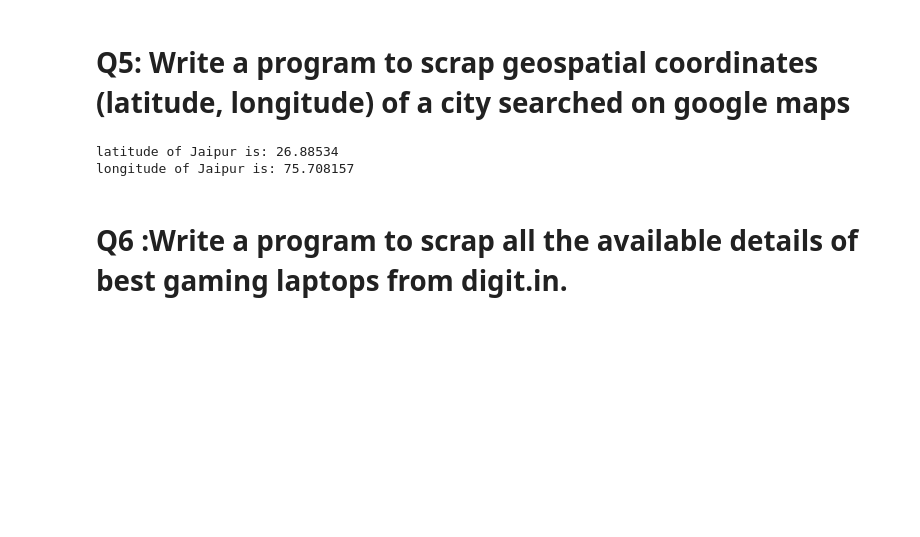
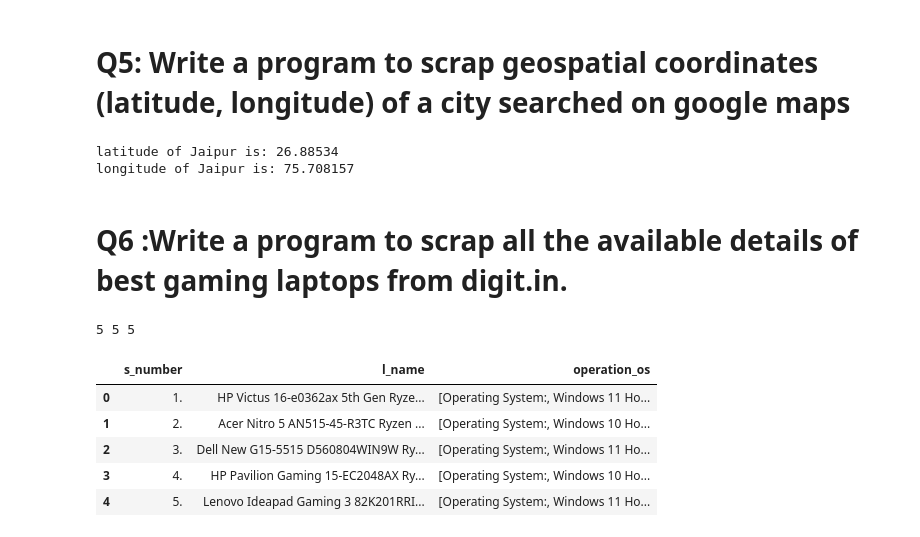
Before and after one commit to Puru2016/internship, a Jupyter notebook: WebScrapping-3/WebScraping3-tasks.ipynb, the cells around one changed output. Drawn from its saved outputs; the diff is of its cells as text; code cells hidden in the pictures; blank space fills up the shorter version.

```diff
--- a/WebScrapping-3/WebScraping3-tasks.ipynb
+++ b/WebScrapping-3/WebScraping3-tasks.ipynb
@@ -444,0 +449,50 @@ clickitems.click()
+# %%
+s_number =[]
+l_name =[]
+operation_os =[]
+
+serial = driver.find_elements(By.XPATH,'//li[@class="numbering"]')
+
+for i in serial:
+    serialvlaue = i.text
+    s_number.append(serialvlaue)
+
+s_number
+
+
+name = driver.find_elements(By.XPATH,'//h3[@class="font130 mt0 mb10 mobilesblockdisplay "]')
+
+for i in name:
+    namevlaue = i.text
+    l_name.append(namevlaue)
+
+os_system = driver.find_elements(By.XPATH,'//div[@class="woo_code_zone_loop clearbox"]')
+
+for i in os_system:
+    osvalue = i.text
+    #osvlaue = osvalue.splitlines()
+    operation_os.append(osvalue.splitlines())
+
+#l_name
+#s_number
+#operation_os
+# %%
+print(len(s_number),len(l_name),len(operation_os))
+# %% [output]
+5 5 5
+# %%
+df = pd.DataFrame(
+    {
+        's_number':s_number,
+        'l_name':l_name,
+        'operation_os':operation_os
+    }
+)
+df
+# %% [output]
+|  | s_number | l_name | operation_os |
+| 0 | 1. | HP Victus 16-e0362ax 5th Gen Ryze... | [Operating System:, Windows 11 Ho... |
+| 1 | 2. | Acer Nitro 5 AN515-45-R3TC Ryzen ... | [Operating System:, Windows 10 Ho... |
+| 2 | 3. | Dell New G15-5515 D560804WIN9W Ry... | [Operating System:, Windows 11 Ho... |
+| 3 | 4. | HP Pavilion Gaming 15-EC2048AX Ry... | [Operating System:, Windows 10 Ho... |
+| 4 | 5. | Lenovo Ideapad Gaming 3 82K201RRI... | [Operating System:, Windows 11 Ho... |
```
Also changed, not shown: parts of 10 cells of this notebook.
